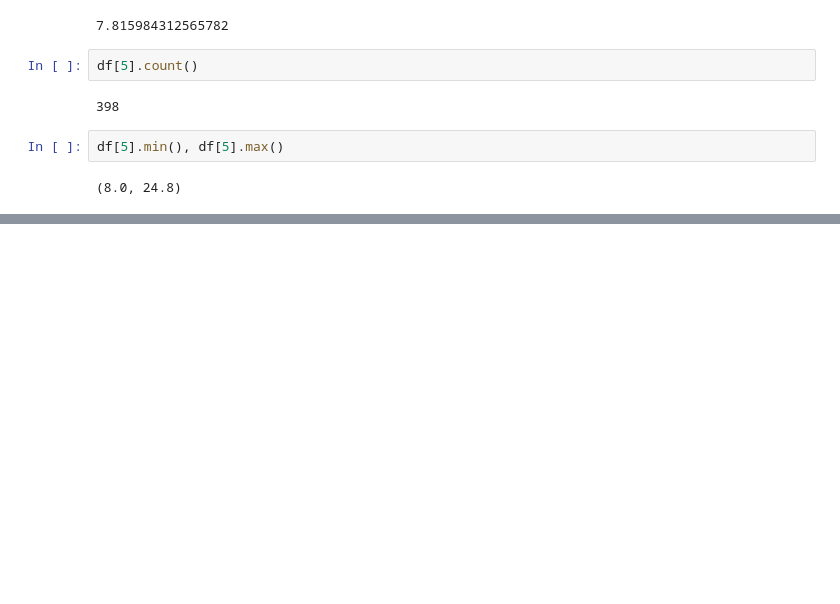
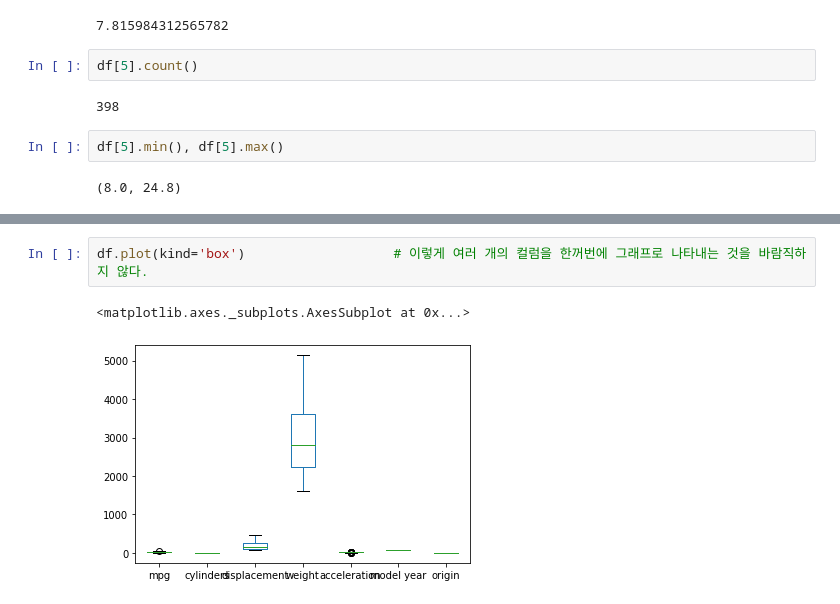
Before and after one commit to victoria2012/test_visualization, a Jupyter notebook: autompg_pandas_info.ipynb, the cells around one changed output, grey strips where cells are left out. Cells and saved outputs as stored; diff of their text form; blank space fills up the shorter version.

```diff
--- a/autompg_pandas_info.ipynb
+++ b/autompg_pandas_info.ipynb
@@ -92,0 +113,5 @@ df[5].min(), df[5].max()
+# %%
+df.plot(kind='box')                   # 이렇게 여러 개의 컬럼을 한꺼번에 그래프로 나타내는 것을 바람직하지 않다.
+# %% [output]
+<matplotlib.axes._subplots.AxesSubplot at 0x...>
+[figure, added]
```
Also changed, not shown: parts of 5 cells of this notebook.
